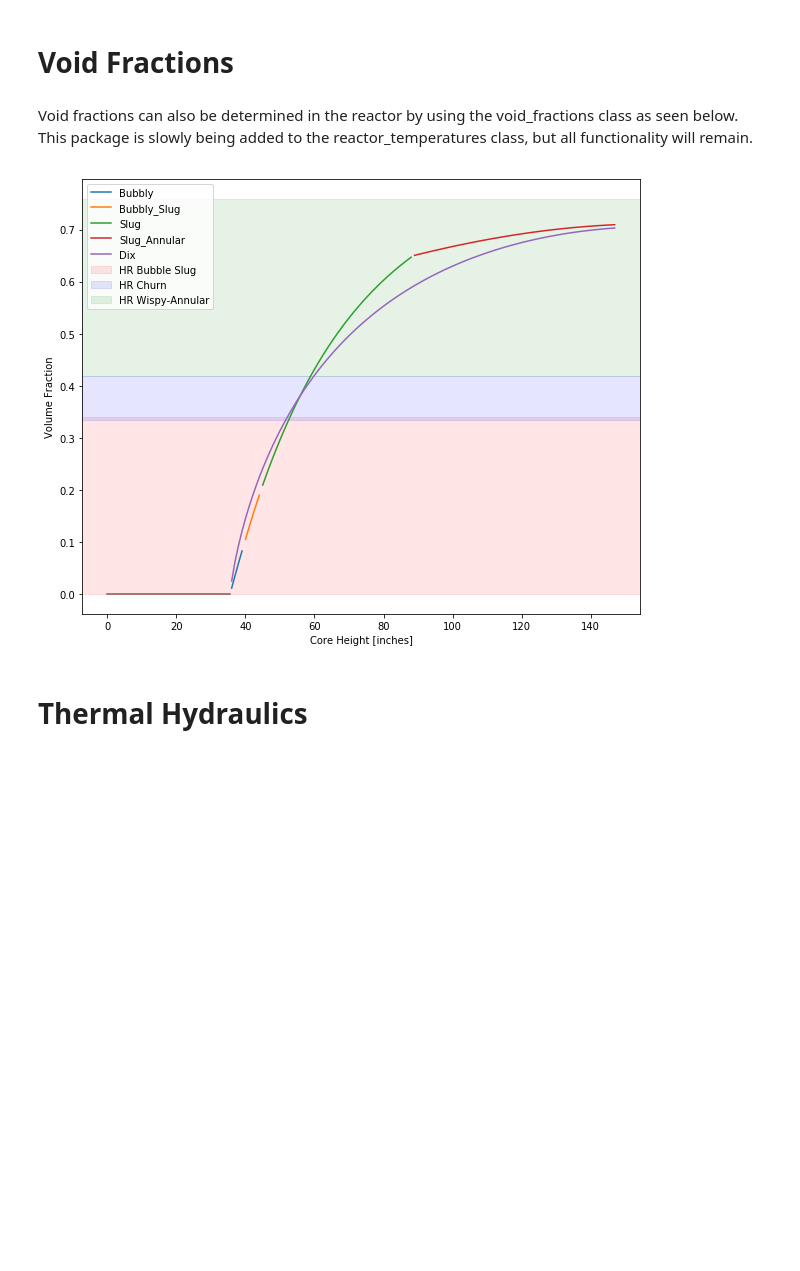
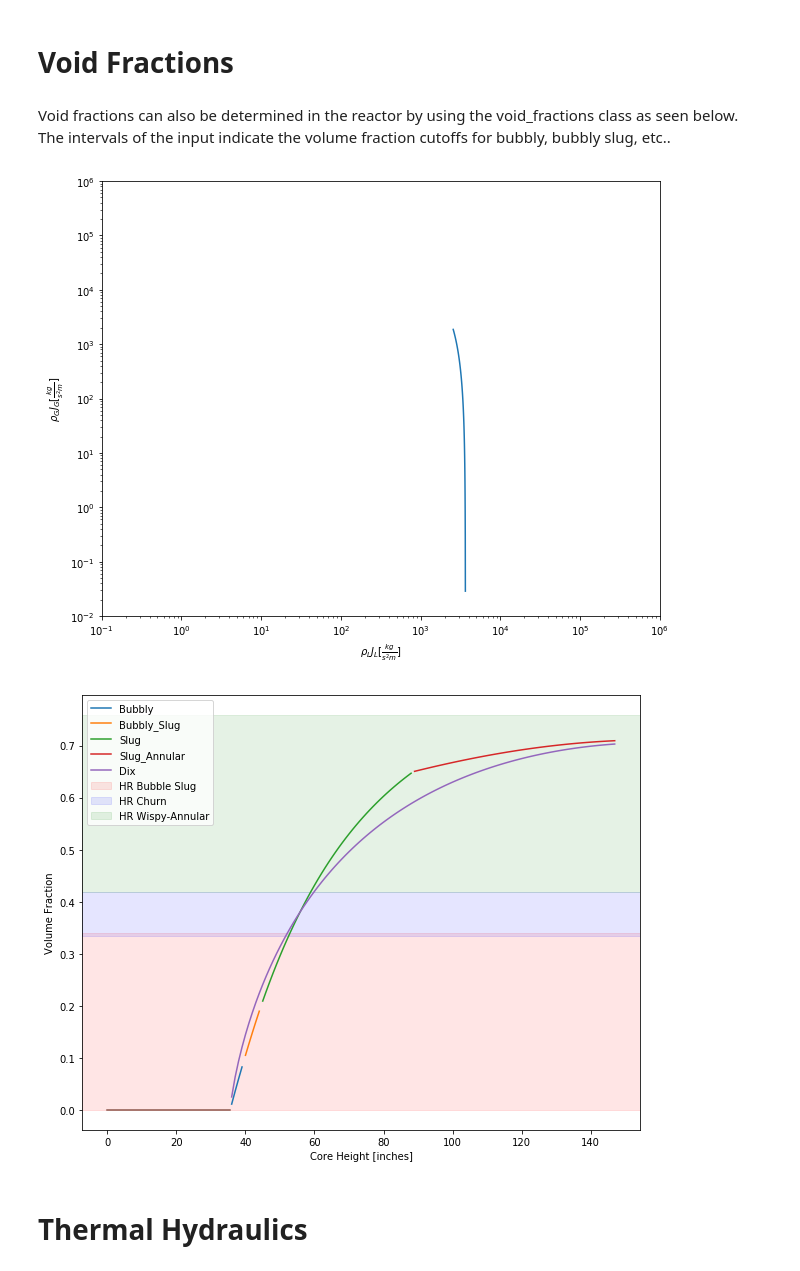
Before and after one commit to jablevin/NuclearTools, a Jupyter notebook: Examples/Quickstart.ipynb, the cells around one changed output. Drawn from its saved outputs; the diff is of its cells as text; code cells hidden in the pictures; blank space fills up the shorter version.

```diff
--- a/Examples/Quickstart.ipynb
+++ b/Examples/Quickstart.ipynb
@@ -111,22 +111,24 @@ import NuclearTools.ThermalHydraulics as th
 import pint
 U = pint.UnitRegistry()
 # %% [markdown]
-Void fractions can also be determined in the reactor by using the void_fractions class as seen below.  This package is slowly being added to the reactor_temperatures class, but all functionality will remain.
+Void fractions can also be determined in the reactor by using the void_fractions class as seen below.  The intervals of the input indicate the volume fraction cutoffs for bubbly, bubbly slug, etc..
 # %%
 obj = th.void_fractions(heat_flux=144032*U.Btu/U.hour/U.foot**2,
              pressure=1040*U.psi,
              mass_flux=1.21*10**6 * U.lb/U.hour/U.foot**2,
              enthalpy=527.9*U.Btu/U.lb,
              height=148*U.inch,
-             PF_axial=1.4,
+             Fx=1.4,
              pitch=.64*U.inch,
              D_rod=.493*U.inch,
              U=U,
              intervals=(.1, .2, .65, .85, .9),
              life='MOC')
+obj.plot_Hewitt_Roberts()
 obj.plot()
 # %% [output]
-[figure, old version]
+[figure, new version]
+[figure, added]
 # %% [markdown]
 # Thermal Hydraulics
 # %% [markdown]
```
Also changed, not shown: parts of 12 cells of this notebook.
